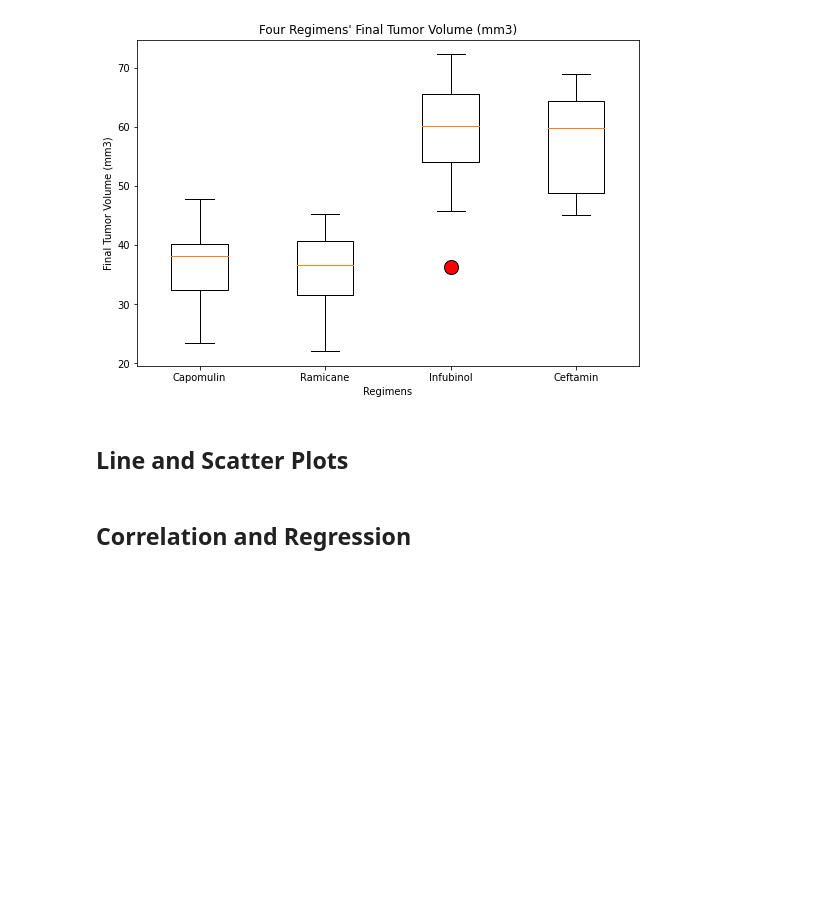
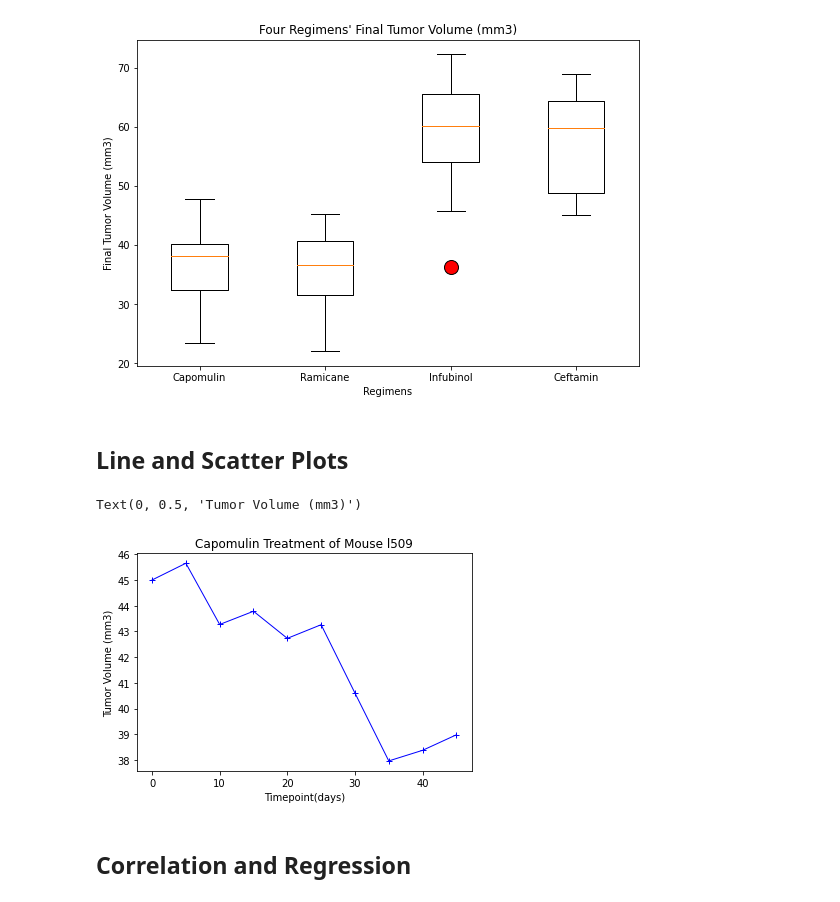
Before and after one commit to yuyhong23/matplotlib_the_power_of_plots, a Jupyter notebook: Pymaceuticals/pymaceuticals_starter-Copy1.ipynb, the cells around one changed output. Drawn from its saved outputs; the diff is of its cells as text; code cells hidden in the pictures; blank space fills up the shorter version.

Commit message:
Finished adding the scripts for plotting line gragh.

```diff
--- a/Pymaceuticals/pymaceuticals_starter-Copy1.ipynb
+++ b/Pymaceuticals/pymaceuticals_starter-Copy1.ipynb
@@ -292,8 +292,18 @@ plt.show()
 ## Line and Scatter Plots
 # %%
 # Generate a line plot of tumor volume vs. time point for a mouse treated with Capomulin
+single_mouse = "b128"
+single_mouse_timepoint = list(clean_mouse_data.loc[clean_mouse_data["Mouse ID"]==single_mouse, "Timepoint"])
+single_mouse_tumor = list(clean_mouse_data.loc[clean_mouse_data["Mouse ID"]==single_mouse, "Tumor Volume (mm3)"])
 # %%
 # Generate a scatter plot of average tumor volume vs. mouse weight for the Capomulin regimen
+plt.plot(single_mouse_timepoint, single_mouse_tumor, marker="+",color="blue", linewidth=1)
+plt.title("Capomulin Treatment of Mouse l509")
+plt.xlabel("Timepoint(days)")
+plt.ylabel("Tumor Volume (mm3)")
+# %% [output]
+Text(0, 0.5, 'Tumor Volume (mm3)')
+[figure, added]
 # %% [markdown]
 ## Correlation and Regression
 # %%
```
